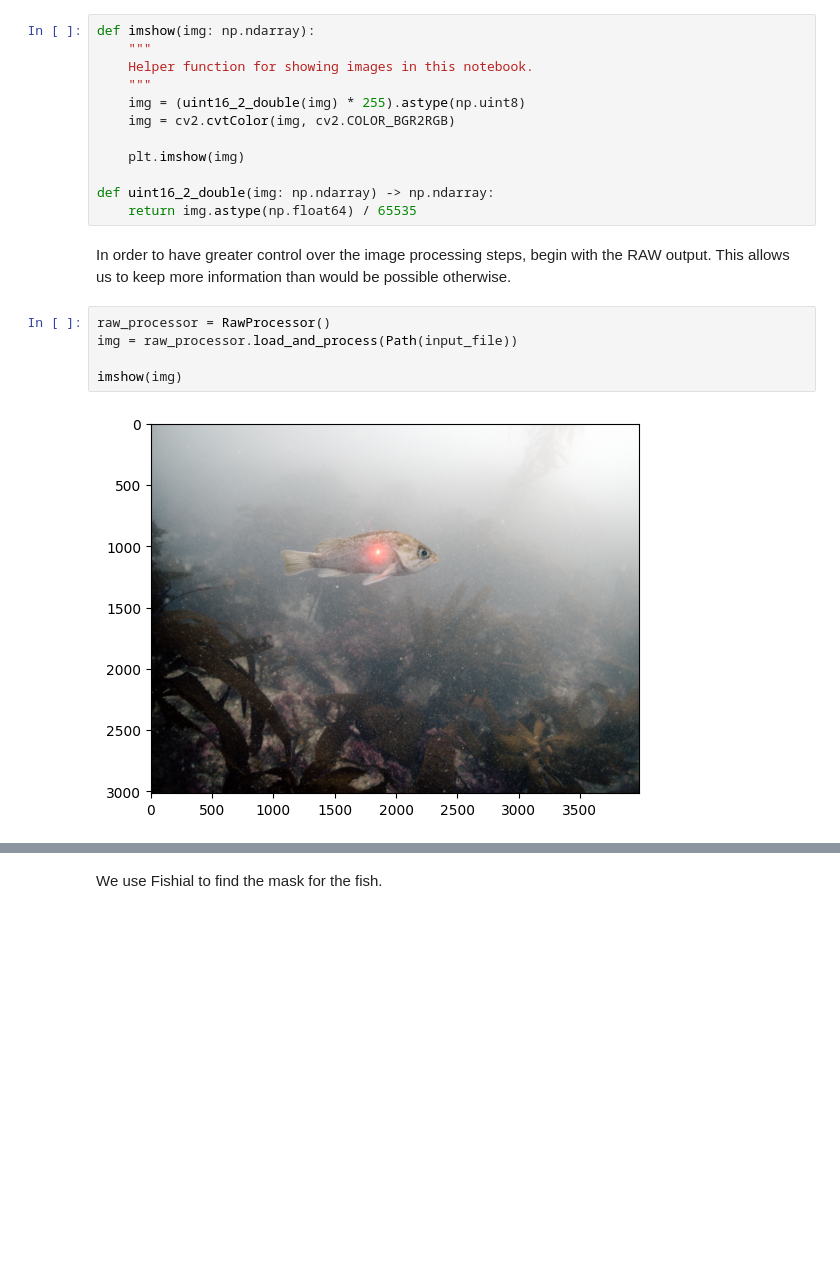
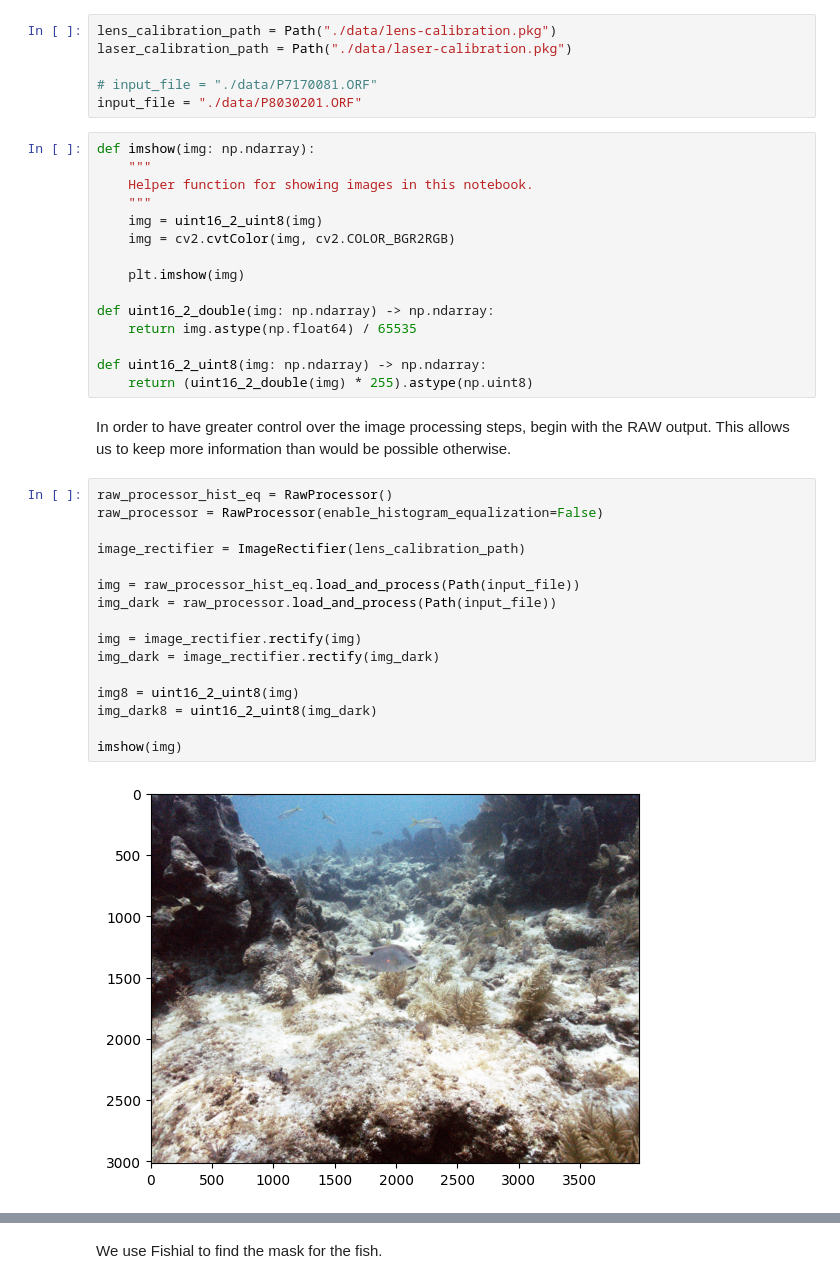
Before and after one commit to UCSD-E4E/fishsense-lite, a Jupyter notebook: demo/pipeline.ipynb, the cells around one changed output, grey strips where cells are left out. Saved outputs shown, nothing was run; the diff lists cells and outputs as text; blank space fills up the shorter version.

```diff
--- a/demo/pipeline.ipynb
+++ b/demo/pipeline.ipynb
@@ -13,21 +11,41 @@ input_file = "./data/P7170081.ORF"
+# %%
+lens_calibration_path = Path("./data/lens-calibration.pkg")
+laser_calibration_path = Path("./data/laser-calibration.pkg")
+
+# input_file = "./data/P7170081.ORF"
+input_file = "./data/P8030201.ORF"
 # %%
 def imshow(img: np.ndarray):
     """
     Helper function for showing images in this notebook.
     """
-    img = (uint16_2_double(img) * 255).astype(np.uint8)
+    img = uint16_2_uint8(img)
     img = cv2.cvtColor(img, cv2.COLOR_BGR2RGB)
 
     plt.imshow(img)
 
 def uint16_2_double(img: np.ndarray) -> np.ndarray:
     return img.astype(np.float64) / 65535
+
+def uint16_2_uint8(img: np.ndarray) -> np.ndarray:
+    return (uint16_2_double(img) * 255).astype(np.uint8)
 # %% [markdown]
 In order to have greater control over the image processing steps, begin with the RAW output.  This allows us to keep more information than would be possible otherwise.
-# %%
-raw_processor = RawProcessor()
-img = raw_processor.load_and_process(Path(input_file))
-
-imshow(img)
-# %% [output]
-[figure, removed]
+# %%
+raw_processor_hist_eq = RawProcessor()
+raw_processor = RawProcessor(enable_histogram_equalization=False)
+
+image_rectifier = ImageRectifier(lens_calibration_path)
+
+img = raw_processor_hist_eq.load_and_process(Path(input_file))
+img_dark = raw_processor.load_and_process(Path(input_file))
+
+img = image_rectifier.rectify(img)
+img_dark = image_rectifier.rectify(img_dark)
+
+img8 = uint16_2_uint8(img)
+img_dark8 = uint16_2_uint8(img_dark)
+
+imshow(img)
+# %% [output]
+[figure, added]
```
Also changed, not shown: parts of 14 cells of this notebook, 6 other files.
